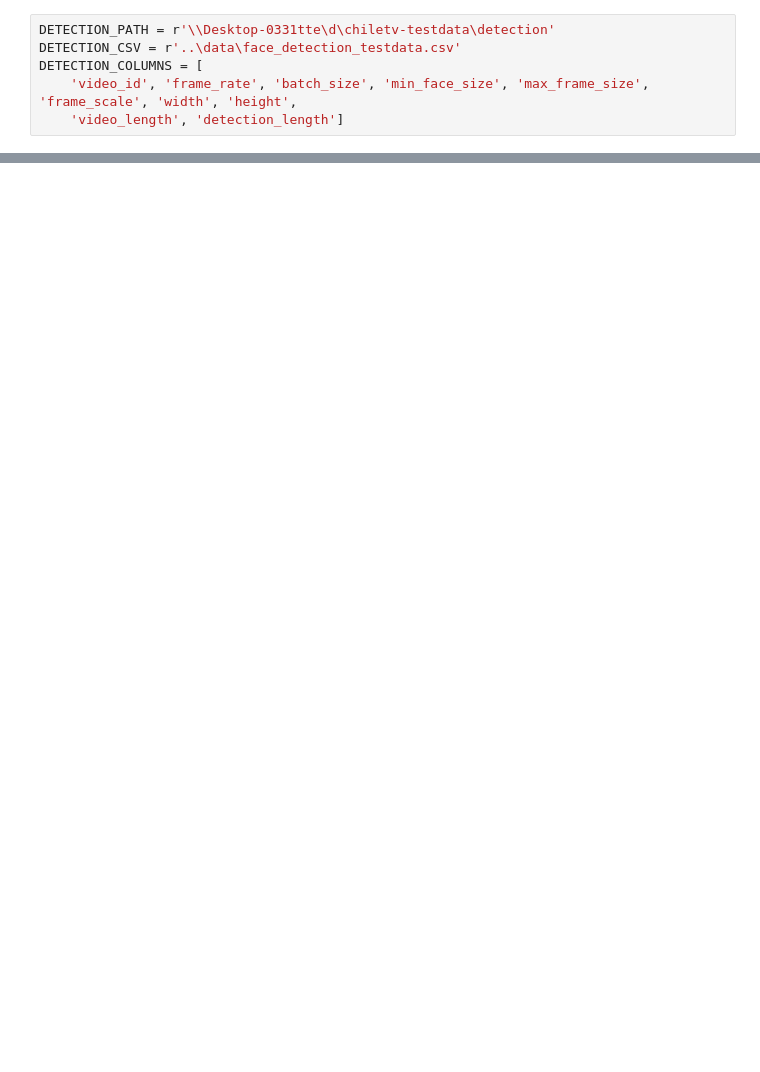
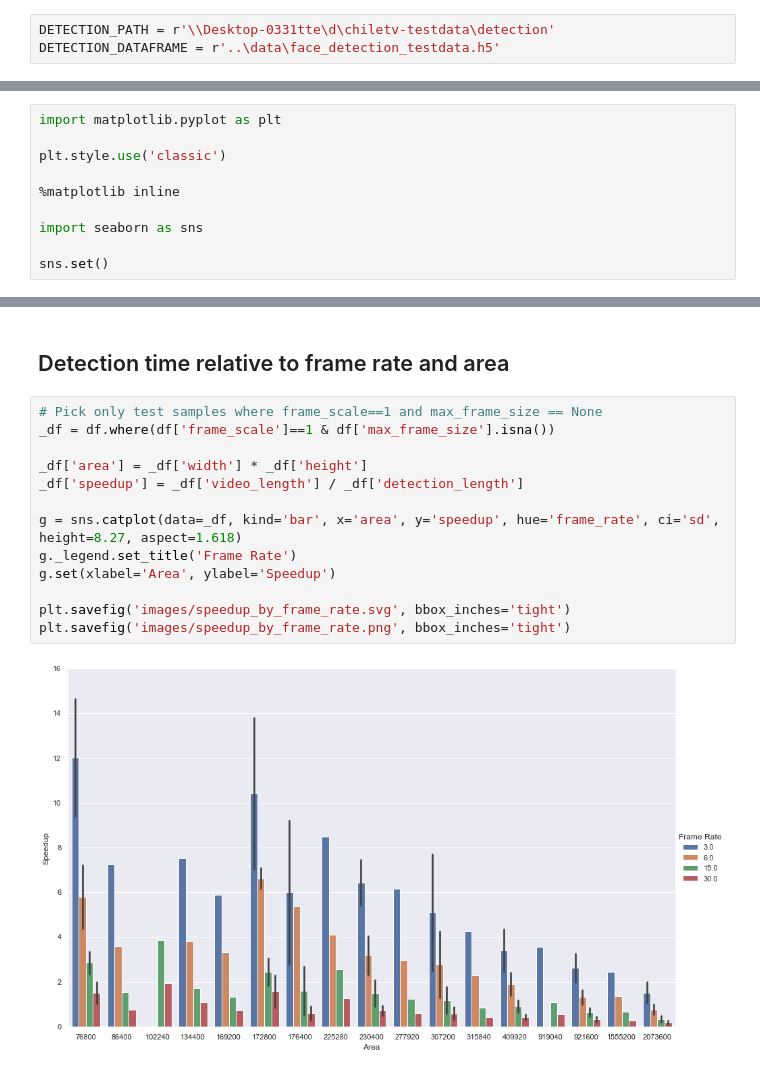
Before and after one commit to segonzal/chiletv, a Jupyter notebook: analysis/face_detection_analysis.ipynb, the cells around one changed output, grey strips where cells are left out. Cells and saved outputs as stored; diff of their text form; blank space fills up the shorter version.

```diff
--- a/analysis/face_detection_analysis.ipynb
+++ b/analysis/face_detection_analysis.ipynb
@@ -7,10 +7,7 @@ On this notebook the important elements to analyse are:
 * **Content delta distribution to select threshold:** For the next stage of the pipeline a threshold is required for shot transitions.
 # %%
 DETECTION_PATH = r'\\Desktop-0331tte\d\chiletv-testdata\detection'
-DETECTION_CSV = r'..\data\face_detection_testdata.csv'
-DETECTION_COLUMNS = [
-    'video_id', 'frame_rate', 'batch_size', 'min_face_size', 'max_frame_size', 'frame_scale', 'width', 'height',
-    'video_length', 'detection_length']
+DETECTION_DATAFRAME = r'..\data\face_detection_testdata.h5'
 # %%
 import json
 from pathlib import Path
@@ -22 +18,11 @@ import matplotlib.pyplot as plt
+# %%
+import matplotlib.pyplot as plt
+
+plt.style.use('classic')
+
+%matplotlib inline
+
+import seaborn as sns
+
+sns.set()
 # %%
@@ -38,0 +71,17 @@ df.head()
+# %% [markdown]
+## Detection time relative to frame rate and area
+# %%
+# Pick only test samples where frame_scale==1 and max_frame_size == None
+_df = df.where(df['frame_scale']==1 & df['max_frame_size'].isna())
+
+_df['area'] = _df['width'] * _df['height']
+_df['speedup'] = _df['video_length'] / _df['detection_length']
+
+g = sns.catplot(data=_df, kind='bar', x='area', y='speedup', hue='frame_rate', ci='sd', height=8.27, aspect=1.618)
+g._legend.set_title('Frame Rate')
+g.set(xlabel='Area', ylabel='Speedup')
+
+plt.savefig('images/speedup_by_frame_rate.svg', bbox_inches='tight')
+plt.savefig('images/speedup_by_frame_rate.png', bbox_inches='tight')
+# %% [output]
+[figure, added]
```
Also changed, not shown: parts of 9 cells of this notebook, 4 other files.
